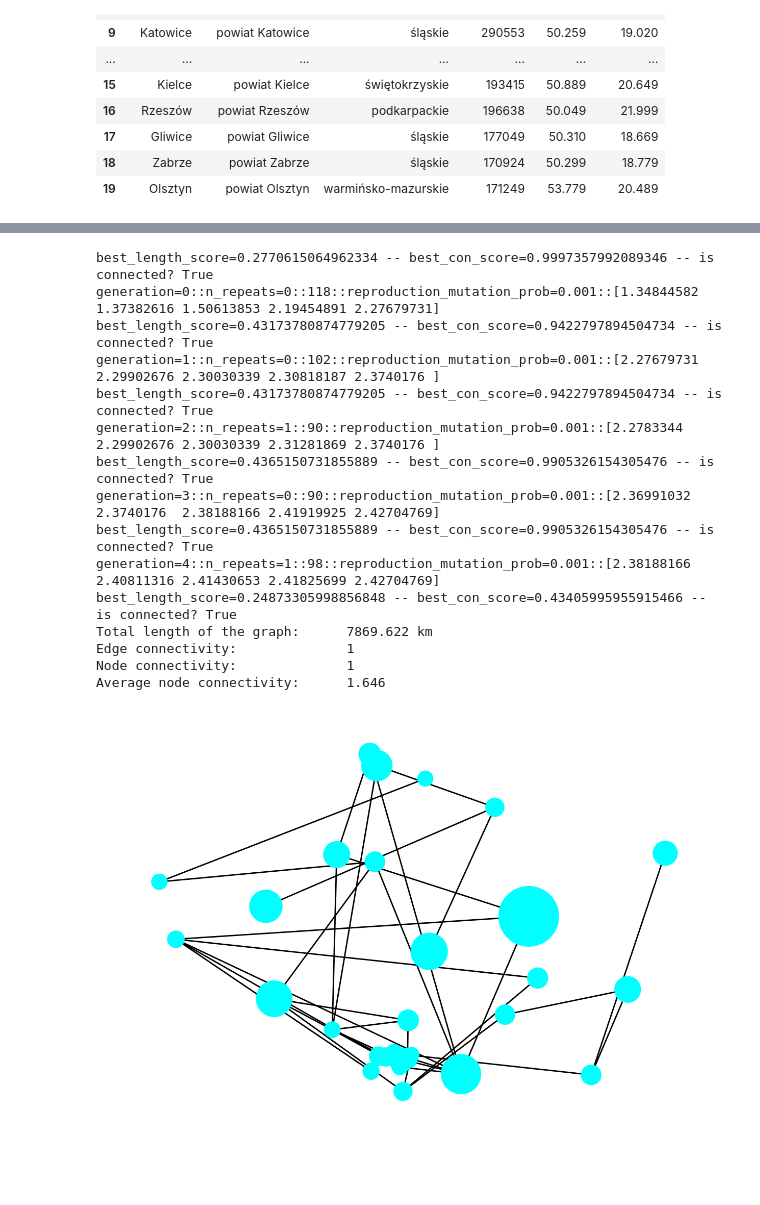
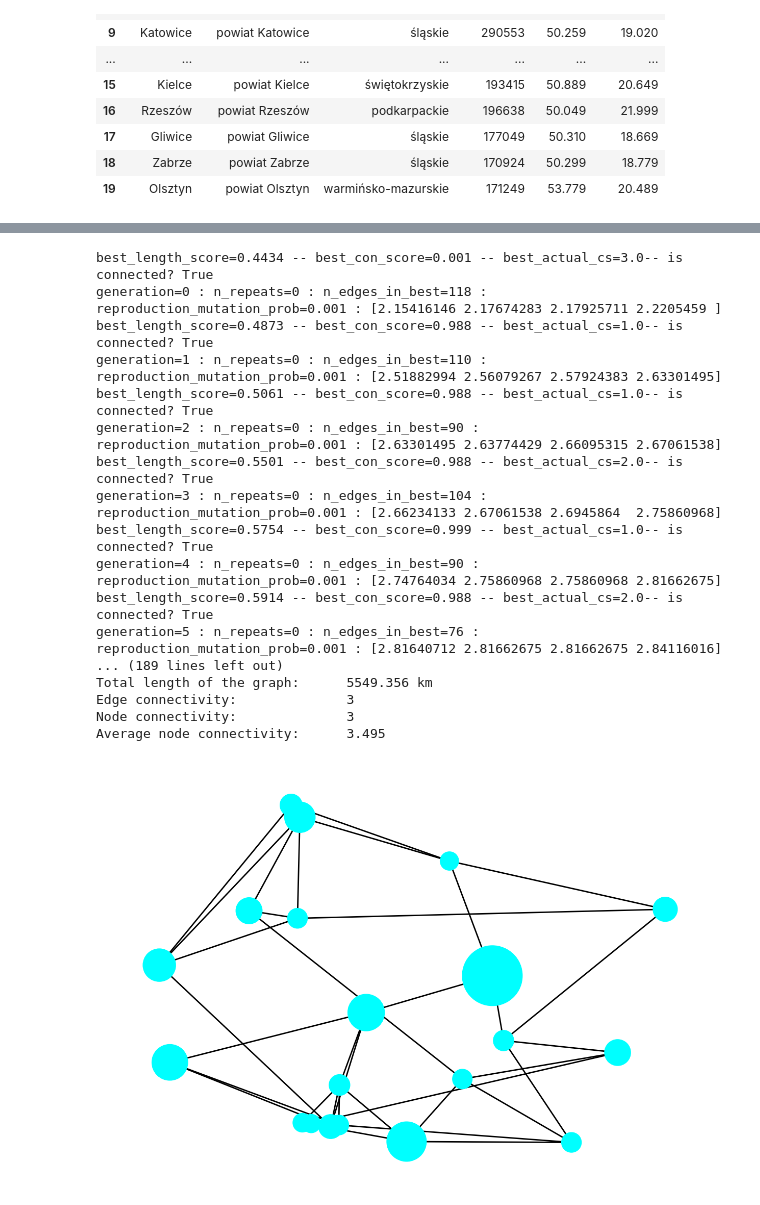
Before and after one commit to FrightenedFox/Networks-and-Graphs, a Jupyter notebook: Notebooks/demonstration.ipynb, the cells around one changed output, grey strips where cells are left out. Drawn from its saved outputs; the diff is of its cells as text; code cells hidden in the pictures; blank space fills up the shorter version.

```diff
--- a/Notebooks/demonstration.ipynb
+++ b/Notebooks/demonstration.ipynb
@@ -16,7 +17,7 @@ This notebook shows basic capabilities of this package
 # %%
 # Read the database
 df = pd.read_csv("../Data/Cities.csv", sep=";", decimal=",")
-tdf = df[:30]
+tdf = df[:20]
 df.head(20)
 # %% [output]
 |  | City | District | Province | Population | Latitude | Longitude |
@@ -85,31 +86,38 @@ Average node connectivity:      1.000
 # %%
 graph.update(nx.complete_graph(n=len(graph.nodes)))
-graph.optimise(n_generations=5)
+graph.optimise(
+        n_generations=100,
+        population_survival_size=12,
+        redundancy_level=3.5,
+        redundancy_sigma=0.2,
+        reproduction_mutation_prob=0.001)
 print(f"Total length of the graph:\t{graph.total_length:.3f} km")
 print(f"Edge connectivity:\t\t{nx.edge_connectivity(graph)}")
 print(f"Node connectivity:\t\t{nx.node_connectivity(graph)}")
 print(f"Average node connectivity:\t{nx.average_node_connectivity(graph):.3f}")
 nx.draw(graph,
         pos=list(zip(tdf.Longitude, tdf.Latitude)),
         with_labels=False,
         node_color="cyan",
         node_size=tdf.Population / 1e3,
         labels=nx.get_node_attributes(graph,"City"),\
         font_color="k")
 # %% [output]
-best_length_score=0.2770615064962334 -- best_con_score=0.9997357992089346 -- is connected? True
-generation=0::n_repeats=0::118::reproduction_mutation_prob=0.001::[1.34844582 1.37382616 1.50613853 2.19454891 2.27679731]
-best_length_score=0.43173780874779205 -- best_con_score=0.9422797894504734 -- is connected? True
-generation=1::n_repeats=0::102::reproduction_mutation_prob=0.001::[2.27679731 2.29902676 2.30030339 2.30818187 2.3740176 ]
-best_length_score=0.43173780874779205 -- best_con_score=0.9422797894504734 -- is connected? True
-generation=2::n_repeats=1::90::reproduction_mutation_prob=0.001::[2.2783344  2.29902676 2.30030339 2.31281869 2.3740176 ]
-best_length_score=0.4365150731855889 -- best_con_score=0.9905326154305476 -- is connected? True
-generation=3::n_repeats=0::90::reproduction_mutation_prob=0.001::[2.36991032 2.3740176  2.38188166 2.41919925 2.42704769]
-best_length_score=0.4365150731855889 -- best_con_score=0.9905326154305476 -- is connected? True
-generation=4::n_repeats=1::98::reproduction_mutation_prob=0.001::[2.38188166 2.40811316 2.41430653 2.41825699 2.42704769]
-best_length_score=0.24873305998856848 -- best_con_score=0.43405995955915466 -- is connected? True
-Total length of the graph:      7869.622 km
-Edge connectivity:              1
-Node connectivity:              1
-Average node connectivity:      1.646
+best_length_score=0.4434 -- best_con_score=0.001 -- best_actual_cs=3.0-- is connected? True
+generation=0 : n_repeats=0 : n_edges_in_best=118 : reproduction_mutation_prob=0.001 : [2.15416146 2.17674283 2.17925711 2.2205459 ]
+best_length_score=0.4873 -- best_con_score=0.988 -- best_actual_cs=1.0-- is connected? True
+generation=1 : n_repeats=0 : n_edges_in_best=110 : reproduction_mutation_prob=0.001 : [2.51882994 2.56079267 2.57924383 2.63301495]
+best_length_score=0.5061 -- best_con_score=0.988 -- best_actual_cs=1.0-- is connected? True
+generation=2 : n_repeats=0 : n_edges_in_best=90 : reproduction_mutation_prob=0.001 : [2.63301495 2.63774429 2.66095315 2.67061538]
+best_length_score=0.5501 -- best_con_score=0.988 -- best_actual_cs=2.0-- is connected? True
+generation=3 : n_repeats=0 : n_edges_in_best=104 : reproduction_mutation_prob=0.001 : [2.66234133 2.67061538 2.6945864  2.75860968]
+best_length_score=0.5754 -- best_con_score=0.999 -- best_actual_cs=1.0-- is connected? True
+generation=4 : n_repeats=0 : n_edges_in_best=90 : reproduction_mutation_prob=0.001 : [2.74764034 2.75860968 2.75860968 2.81662675]
+best_length_score=0.5914 -- best_con_score=0.988 -- best_actual_cs=2.0-- is connected? True
+generation=5 : n_repeats=0 : n_edges_in_best=76 : reproduction_mutation_prob=0.001 : [2.81640712 2.81662675 2.81662675 2.84116016]
+... (189 lines left out)
+Total length of the graph:      5549.356 km
+Edge connectivity:              3
+Node connectivity:              3
+Average node connectivity:      3.495
-[figure, old version]
+[figure, new version]
```
Also changed, not shown: parts of 8 cells of this notebook, 3 other files.
